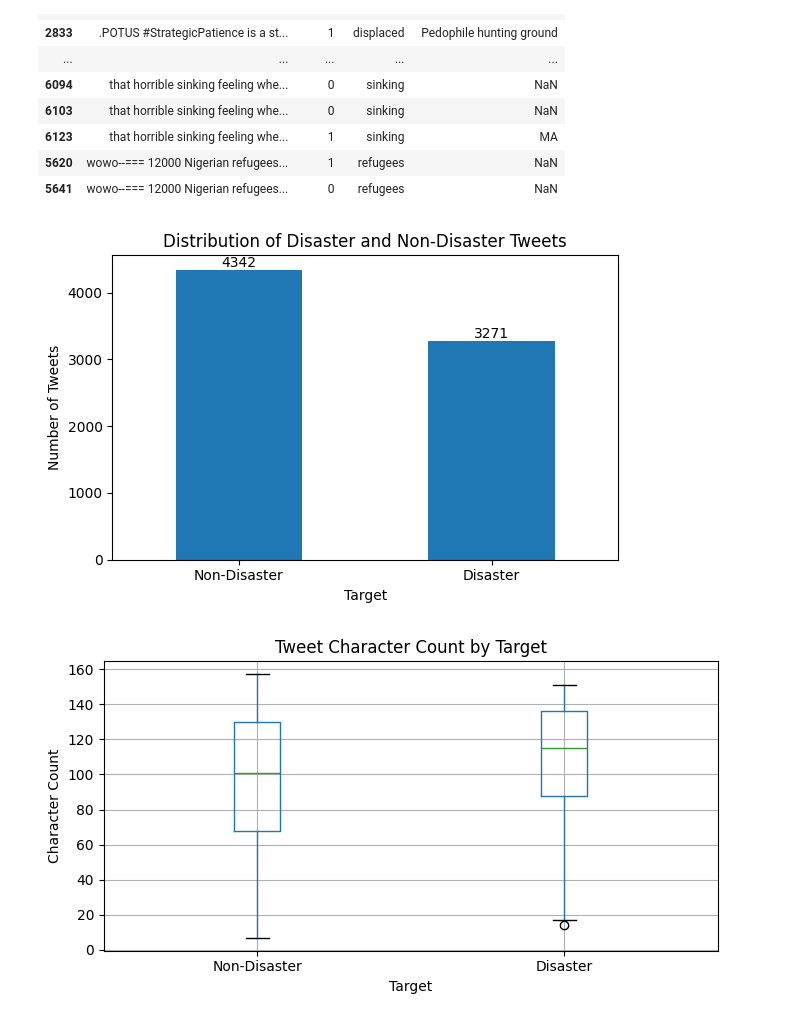
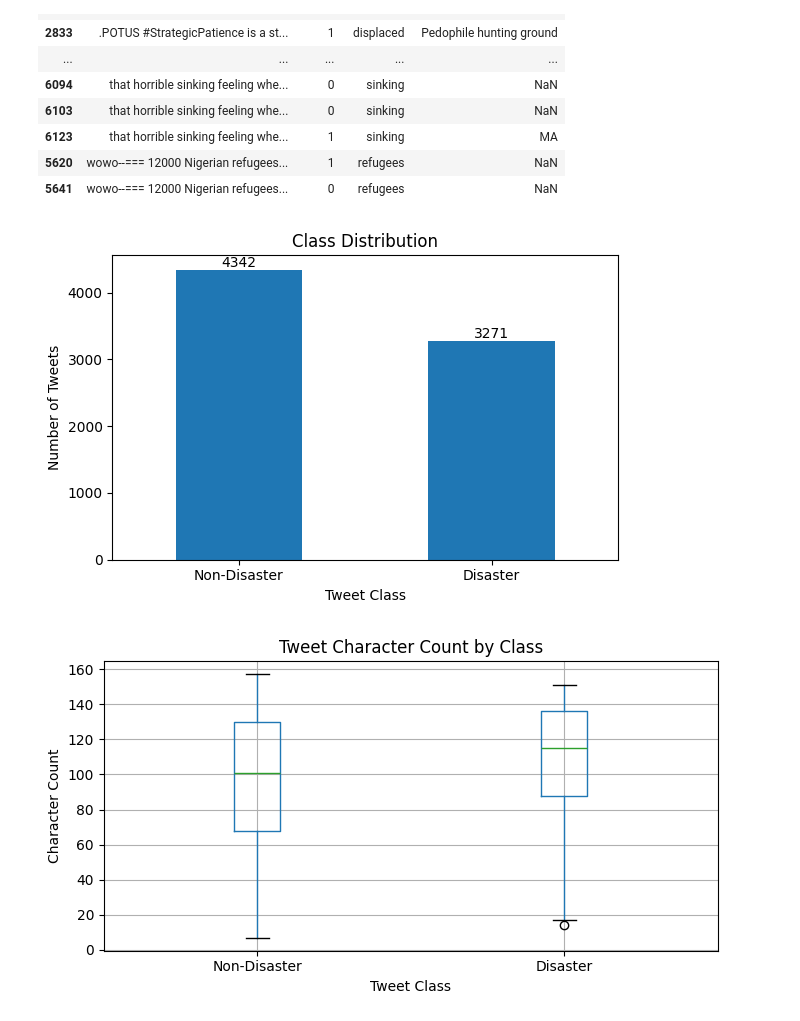
Before and after one commit to Kaviya-Balamurugan/disaster-tweets-nlp, a Jupyter notebook: notebooks/disaster_tweets_analysis.ipynb, the cells around one changed output. Cells and saved outputs as stored; diff of their text form; code cells hidden in the pictures.

```diff
--- a/notebooks/disaster_tweets_analysis.ipynb
+++ b/notebooks/disaster_tweets_analysis.ipynb
@@ -221,27 +227,30 @@ train_df[
 | 5620 | wowo--=== 12000 Nigerian refugees... | 1 | refugees | NaN |
 | 5641 | wowo--=== 12000 Nigerian refugees... | 0 | refugees | NaN |
 # %%
+target_counts = train_df["target"].value_counts().sort_index()
+
 ax = target_counts.plot(
     kind="bar",
     figsize=(6, 4)
 )
 
-plt.title("Distribution of Disaster and Non-Disaster Tweets")
-plt.xlabel("Target")
+plt.title("Class Distribution")
+plt.xlabel("Tweet Class")
 plt.ylabel("Number of Tweets")
+
 plt.xticks(
     ticks=[0, 1],
     labels=["Non-Disaster", "Disaster"],
     rotation=0
 )
 
 for container in ax.containers:
     ax.bar_label(container)
 
 plt.tight_layout()
 plt.show()
 # %% [output]
-[figure, old version]
+[figure, new version]
 # %%
 train_df.boxplot(
     column="char_count",
@@ -249,10 +258,11 @@ train_df.boxplot(
     figsize=(7, 4)
 )
 
-plt.title("Tweet Character Count by Target")
+plt.title("Tweet Character Count by Class")
 plt.suptitle("")
-plt.xlabel("Target")
+plt.xlabel("Tweet Class")
 plt.ylabel("Character Count")
+
 plt.xticks(
     ticks=[1, 2],
     labels=["Non-Disaster", "Disaster"]
@@ -261,4 +271,4 @@ plt.xticks(
 plt.tight_layout()
 plt.show()
 # %% [output]
-[figure, old version]
+[figure, new version]
```
Also changed, not shown: parts of 3 cells of this notebook.
